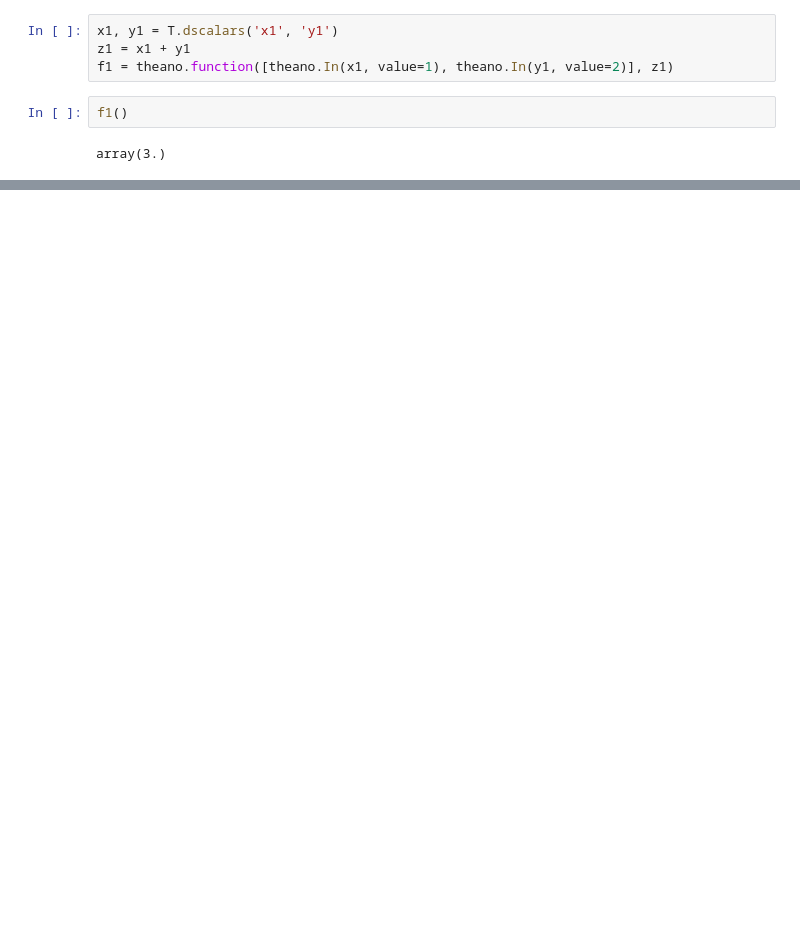
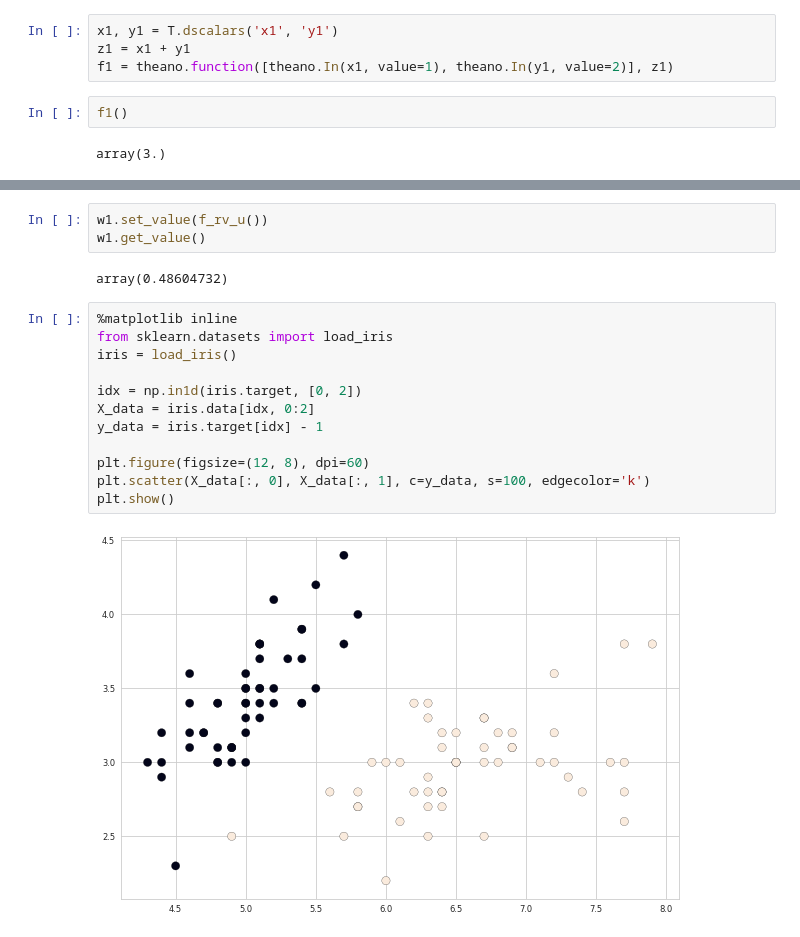
Before and after one commit to Moons08/TIL, a Jupyter notebook: DSS/Neural_Network/01.Theano.ipynb, the cells around one changed output, grey strips where cells are left out. Cells and saved outputs as stored; diff of their text form; blank space fills up the shorter version.

```diff
--- a/DSS/Neural_Network/01.Theano.ipynb
+++ b/DSS/Neural_Network/01.Theano.ipynb
@@ -73,0 +99,19 @@ array(3.)
+# %%
+w1.set_value(f_rv_u())
+w1.get_value()
+# %% [output]
+array(0.48604732)
+# %%
+%matplotlib inline
+from sklearn.datasets import load_iris
+iris = load_iris()
+
+idx = np.in1d(iris.target, [0, 2])
+X_data = iris.data[idx, 0:2]
+y_data = iris.target[idx] - 1
+
+plt.figure(figsize=(12, 8), dpi=60)
+plt.scatter(X_data[:, 0], X_data[:, 1], c=y_data, s=100, edgecolor='k')
+plt.show()
+# %% [output]
+[figure, added]
```
Also changed, not shown: parts of 15 cells of this notebook, 3 other files.
